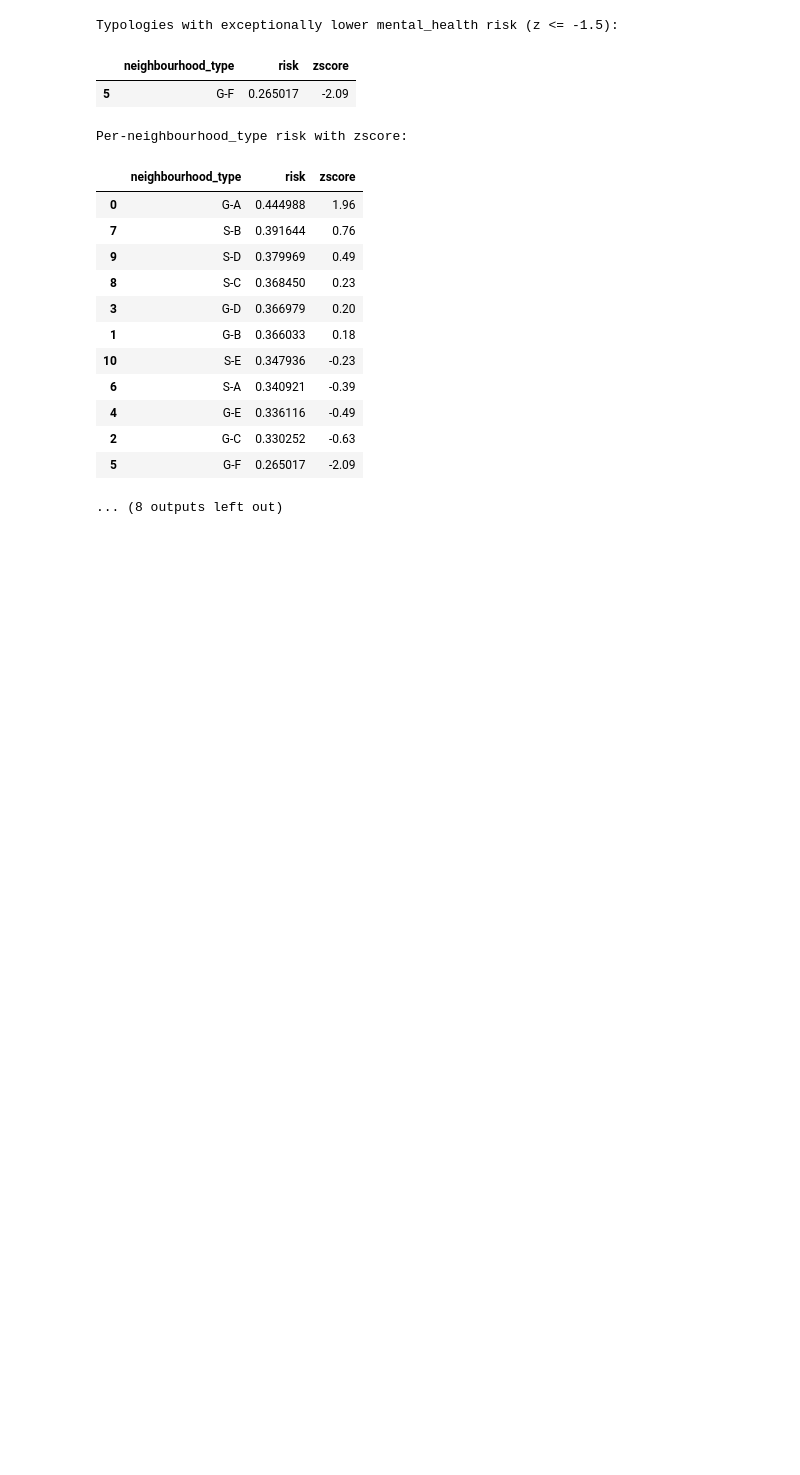
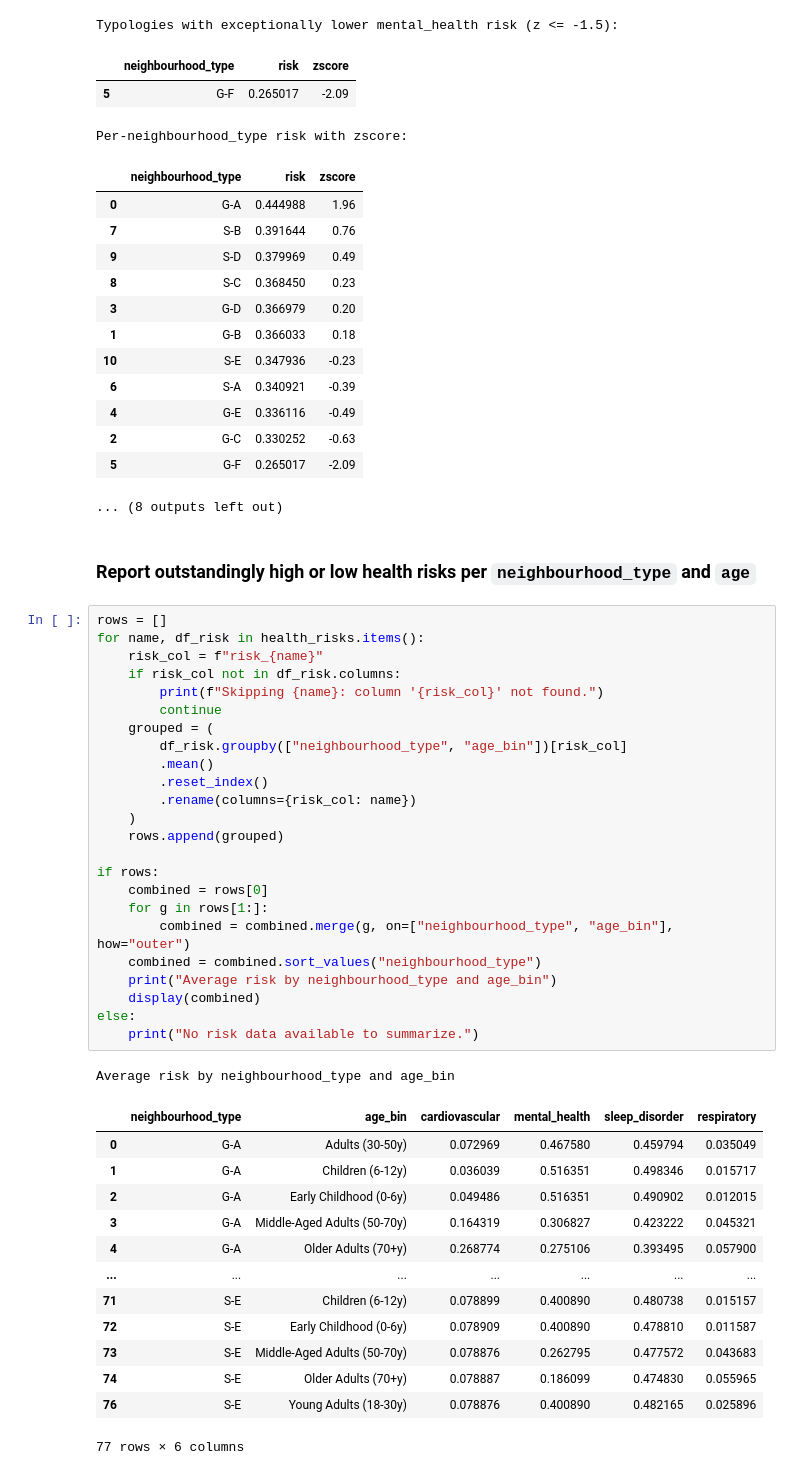
Before and after one commit to MauroPello/ENAC-ML4Science_LIPID, a Jupyter notebook: main.ipynb, the cells around one changed output. Saved outputs shown, nothing was run; the diff lists cells and outputs as text; blank space fills up the shorter version.

Commit message:
Also report per neighborhood and age health risks

```diff
--- a/main.ipynb
+++ b/main.ipynb
@@ -1383,3 +1385,44 @@ Per-neighbourhood_type risk with zscore:
 | 2 | G-C | 0.330252 | -0.63 |
 | 5 | G-F | 0.265017 | -2.09 |
 ... (8 outputs left out)
+# %% [markdown]
+### Report outstandingly high or low health risks per `neighbourhood_type` and `age`
+# %%
+rows = []
+for name, df_risk in health_risks.items():
+    risk_col = f"risk_{name}"
+    if risk_col not in df_risk.columns:
+        print(f"Skipping {name}: column '{risk_col}' not found.")
+        continue
+    grouped = (
+        df_risk.groupby(["neighbourhood_type", "age_bin"])[risk_col]
+        .mean()
+        .reset_index()
+        .rename(columns={risk_col: name})
+    )
+    rows.append(grouped)
+
+if rows:
+    combined = rows[0]
+    for g in rows[1:]:
+        combined = combined.merge(g, on=["neighbourhood_type", "age_bin"], how="outer")
+    combined = combined.sort_values("neighbourhood_type")
+    print("Average risk by neighbourhood_type and age_bin")
+    display(combined)
+else:
+    print("No risk data available to summarize.")
+# %% [output]
+Average risk by neighbourhood_type and age_bin
+|  | neighbourhood_type | age_bin | cardiovascular | mental_health | sleep_disorder | respiratory |
+| 0 | G-A | Adults (30-50y) | 0.072969 | 0.467580 | 0.459794 | 0.035049 |
+| 1 | G-A | Children (6-12y) | 0.036039 | 0.516351 | 0.498346 | 0.015717 |
+| 2 | G-A | Early Childhood (0-6y) | 0.049486 | 0.516351 | 0.490902 | 0.012015 |
+| 3 | G-A | Middle-Aged Adults (50-70y) | 0.164319 | 0.306827 | 0.423222 | 0.045321 |
+| 4 | G-A | Older Adults (70+y) | 0.268774 | 0.275106 | 0.393495 | 0.057900 |
+| ... | ... | ... | ... | ... | ... | ... |
+| 71 | S-E | Children (6-12y) | 0.078899 | 0.400890 | 0.480738 | 0.015157 |
+| 72 | S-E | Early Childhood (0-6y) | 0.078909 | 0.400890 | 0.478810 | 0.011587 |
+| 73 | S-E | Middle-Aged Adults (50-70y) | 0.078876 | 0.262795 | 0.477572 | 0.043683 |
+| 74 | S-E | Older Adults (70+y) | 0.078887 | 0.186099 | 0.474830 | 0.055965 |
+| 76 | S-E | Young Adults (18-30y) | 0.078876 | 0.400890 | 0.482165 | 0.025896 |
+77 rows × 6 columns
```
Also changed, not shown: parts of 2 cells of this notebook.
